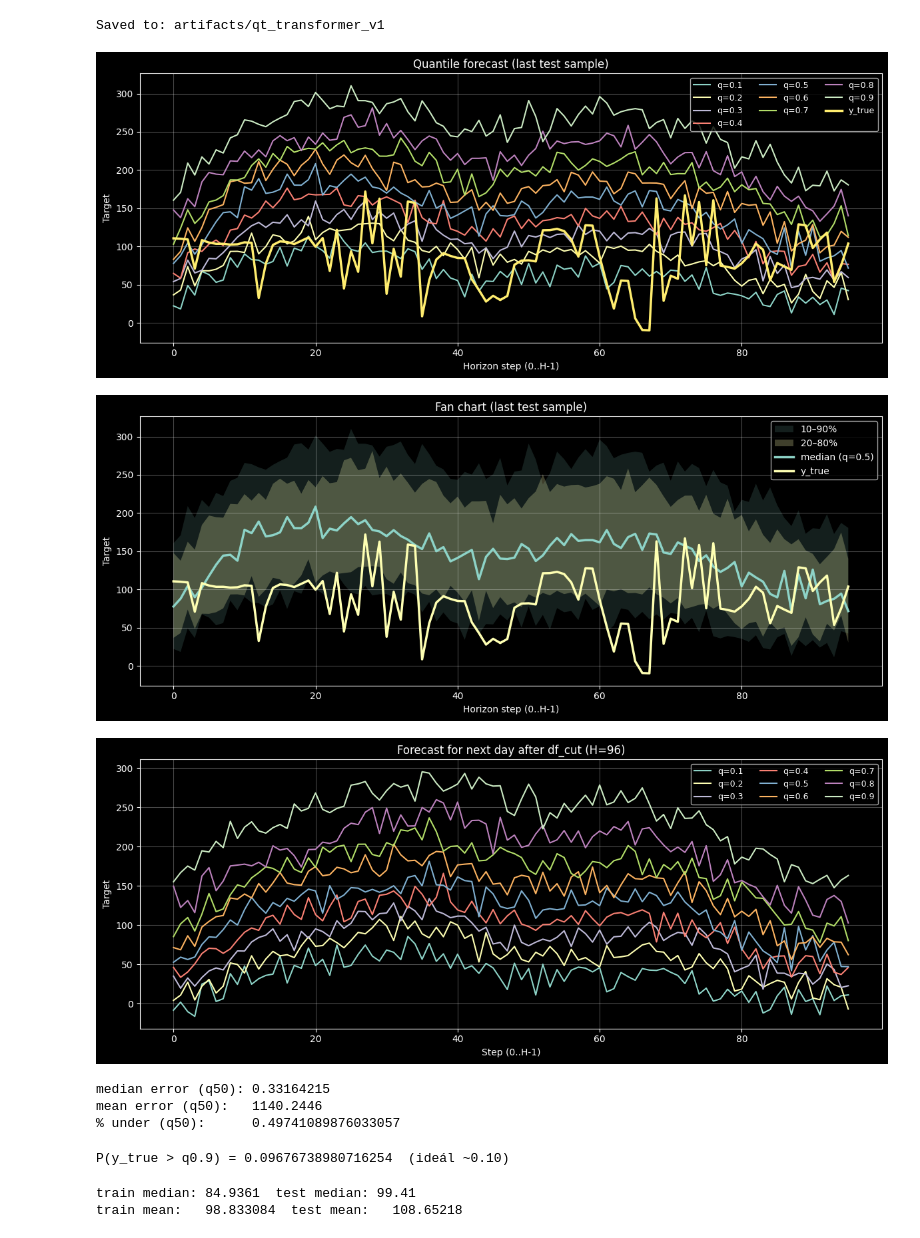
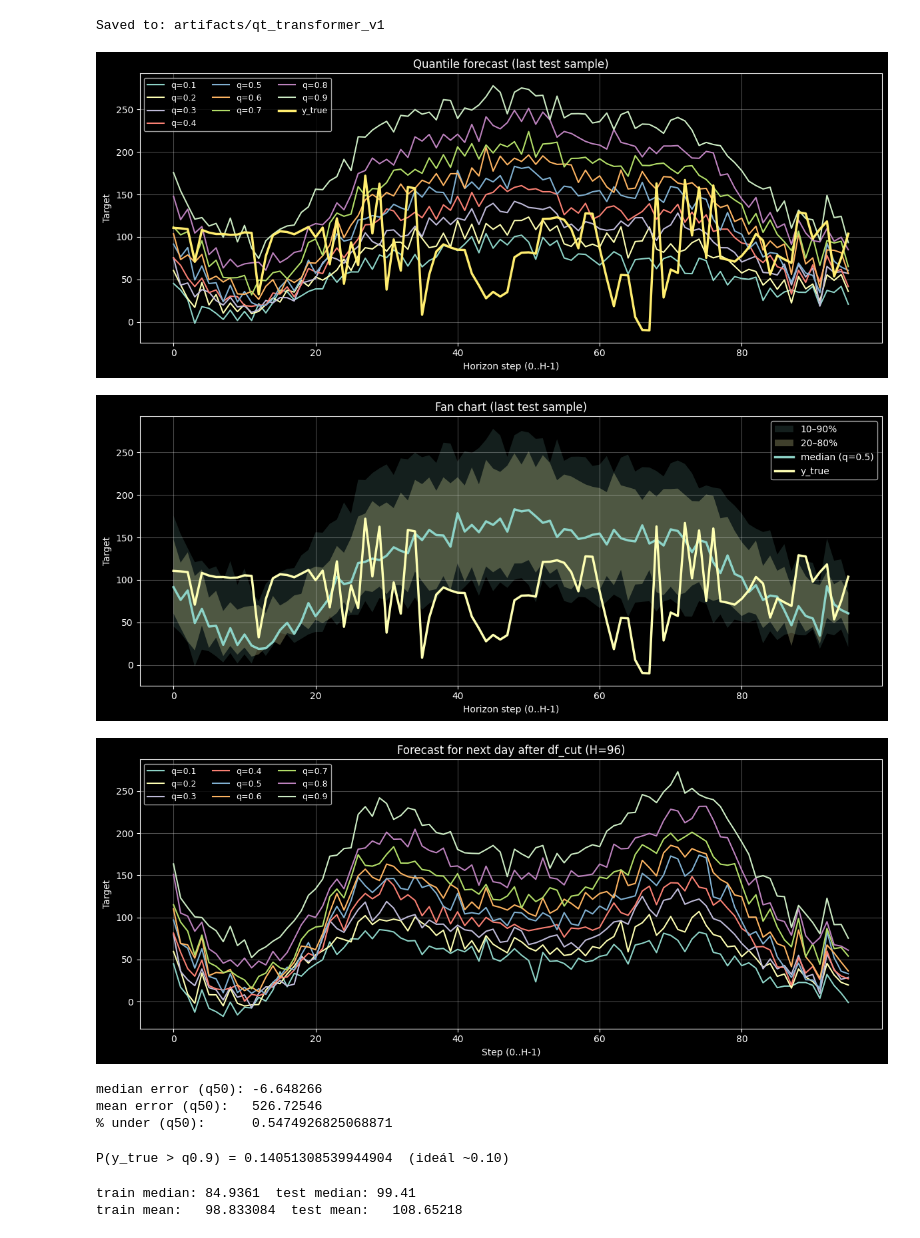
Before and after one commit to RezoMR/transformer, a Jupyter notebook: Training_LSTF.ipynb.ipynb, the cells around one changed output. Drawn from its saved outputs; the diff is of its cells as text; code cells hidden in the pictures.

```diff
--- a/Training_LSTF.ipynb.ipynb
+++ b/Training_LSTF.ipynb.ipynb
@@ -356,7 +356,7 @@ def predict_one_sample(
     x_fut_t  = None if x_fut is None else torch.from_numpy(x_fut).unsqueeze(0).to(device)
 
     # forward
-    yhat_q_t = model(x_hist_t, x_fut_t)    # (1,H,Q)
+    yhat_q_t = model(x_hist_t)    # (1,H,Q)
     yhat_q = yhat_q_t.squeeze(0).detach().cpu().numpy()  # (H,Q)
 
     # inverse scale target
@@ -385,34 +385,34 @@ def plot_quantile_forecast(
     # kvantilové krivky
     for j, q in enumerate(quantiles):
         plt.plot(x, yhat_q[:, j], label=f"q={q:.1f}")
 
     # skutočnosť
     if y_true is not None:
         plt.plot(x, y_true, linewidth=2.5, label="y_true")
 
     plt.title(title)
     plt.xlabel("Horizon step (0..H-1)")
     plt.ylabel("Target")
     plt.legend(ncol=3, fontsize=9)
     plt.grid(True, alpha=0.3)
     plt.tight_layout()
     plt.show()
 
 
 # --- použitie (ak už máš model a prepared) ---
 # device = torch.device("cuda" if torch.cuda.is_available() else "cpu")
 
 yhat_q, y_true = predict_one_sample(model, prepared, device, split="test", sample_idx=-1)
 
 quantiles = list(cfg.quantiles)  # alebo model.quantiles.cpu().numpy().tolist()
 plot_quantile_forecast(
     yhat_q=yhat_q,
     quantiles=quantiles,
     y_true=y_true,
     title="Quantile forecast (last test sample)",
 )
 # %% [output]
-[figure, old version]
+[figure, new version]
 # %%
 def plot_fan_chart(yhat_q: np.ndarray, quantiles, y_true: np.ndarray = None, title="Quantile fan chart"):
     H, Q = yhat_q.shape
@@ -449,7 +449,7 @@ def plot_fan_chart(yhat_q: np.ndarray, quantiles, y_true: np.ndarray = None, tit
 
 plot_fan_chart(yhat_q, quantiles, y_true, title="Fan chart (last test sample)")
 # %% [output]
-[figure, old version]
+[figure, new version]
 # %%
 from preprocess import add_time_features_15min, add_lag_features
 
@@ -511,9 +511,8 @@ def predict_next_day_from_dfcut(work_df_cut: pd.DataFrame, prepared, model, cfg,
 
     # torch + forward
     xh = torch.from_numpy(X_hist_last).unsqueeze(0).to(device)                  # (1,L,d_enc)
-    xf = torch.from_numpy(X_fut_last).unsqueeze(0).to(device)                   # (1,H,d_dec)
 
-    yhat_q = model(xh, xf).squeeze(0).cpu().numpy()                             # (H,Q)
+    yhat_q = model(xh).squeeze(0).cpu().numpy()                             # (H,Q)
 
     # inverse scale y
     y_scaler = prepared.scalers.get("y", None)
@@ -538,7 +537,7 @@ def plot_quantiles(yhat_q: np.ndarray, quantiles, title="Quantile forecast"):
 fut_index, yhat_q = predict_next_day_from_dfcut(df_cut, prepared, model, cfg, device, tz=None)
 plot_quantiles(yhat_q, list(cfg.quantiles), title="Forecast for next day after df_cut (H=96)")
 # %% [output]
-[figure, old version]
+[figure, new version]
 # %%
 import numpy as np
 import torch
@@ -558,12 +557,11 @@ def test_bias_summary(model, prepared, device, q=0.5):
             x_fut = None
         else:
             x_hist, x_fut, y_true = batch
-            x_fut = x_fut.to(device)
 
         x_hist = x_hist.to(device)
         y_true = y_true.to(device)
 
-        yhat_q = model(x_hist, x_fut)  # (B,H,Q)
+        yhat_q = model(x_hist)  # (B,H,Q)
         yhat = yhat_q[..., j].detach().cpu().numpy()
         yt   = y_true.detach().cpu().numpy()
 
@@ -581,9 +579,9 @@ def test_bias_summary(model, prepared, device, q=0.5):
 
 test_bias_summary(model, prepared, device, q=0.5)
 # %% [output]
-median error (q50): 0.33164215
-mean error (q50):   1140.2446
-% under (q50):      0.49741089876033057
+median error (q50): -6.648266
+mean error (q50):   526.72546
+% under (q50):      0.5474926825068871
 # %%
 @torch.no_grad()
 def coverage_check(model, prepared, device, lo=0.1, hi=0.9):
@@ -600,12 +598,11 @@ def coverage_check(model, prepared, device, lo=0.1, hi=0.9):
             x_fut = None
         else:
             x_hist, x_fut, y_true = batch
-            x_fut = x_fut.to(device)
 
         x_hist = x_hist.to(device)
         y_true = y_true.to(device)
 
-        yhat_q = model(x_hist, x_fut).detach().cpu().numpy()
+        yhat_q = model(x_hist).detach().cpu().numpy()
         yt = y_true.detach().cpu().numpy()
 
         y_lo = yhat_q[..., i_lo]
@@ -623,7 +620,7 @@ def coverage_check(model, prepared, device, lo=0.1, hi=0.9):
 
 coverage_check(model, prepared, device)
 # %% [output]
-P(y_true > q0.9) = 0.09676738980716254  (ideál ~0.10)
+P(y_true > q0.9) = 0.14051308539944904  (ideál ~0.10)
 # %%
 y_scaler = prepared.scalers.get("y", None)
 
```
Also changed, not shown: parts of 3 cells of this notebook, 5 other files.
